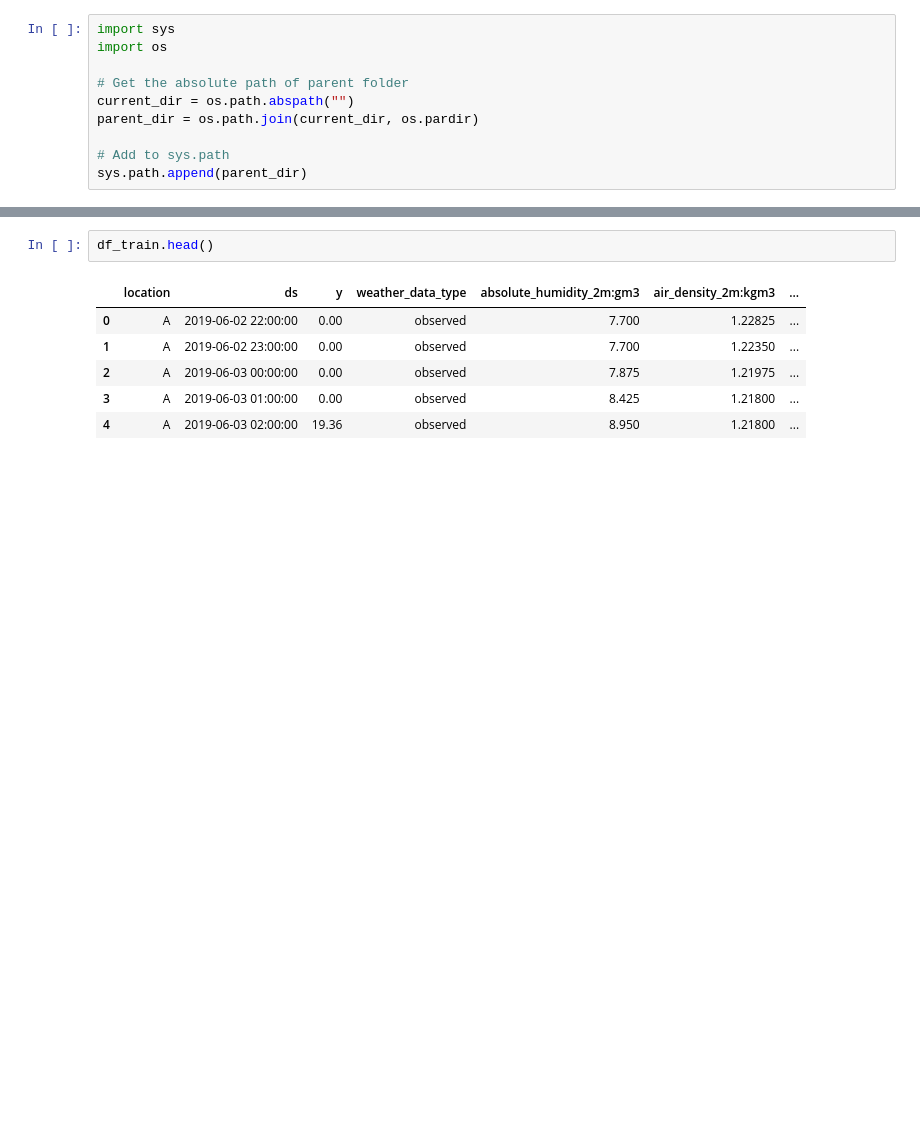
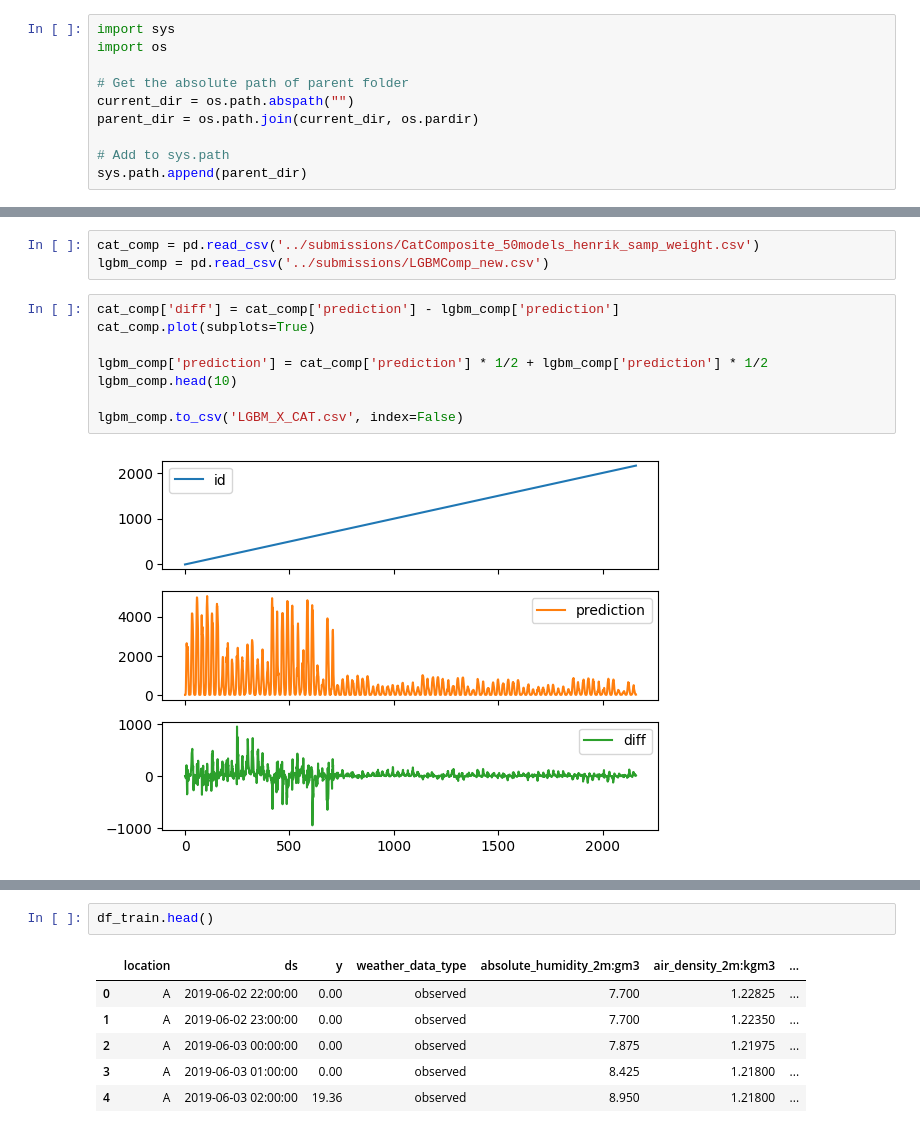
Before and after one commit to jacob-a-worsoe/stabekk, a Jupyter notebook: notebooks/workbook_henrik.ipynb, the cells around one changed output, grey strips where cells are left out. Drawn from its saved outputs; the diff is of its cells as text; blank space fills up the shorter version.

```diff
--- a/notebooks/workbook_henrik.ipynb
+++ b/notebooks/workbook_henrik.ipynb
@@ -14,3 +53,16 @@ from ml_combat import data, module_dir
+# %%
+cat_comp = pd.read_csv('../submissions/CatComposite_50models_henrik_samp_weight.csv')
+lgbm_comp = pd.read_csv('../submissions/LGBMComp_new.csv')
+# %%
+cat_comp['diff'] = cat_comp['prediction'] - lgbm_comp['prediction']
+cat_comp.plot(subplots=True)
+
+lgbm_comp['prediction'] = cat_comp['prediction'] * 1/2 + lgbm_comp['prediction'] * 1/2
+lgbm_comp.head(10)
+
+lgbm_comp.to_csv('LGBM_X_CAT.csv', index=False)
+# %% [output]
+[figure, added]
 # %%
 df_train = data.get_training_flattened()
 df_test = data.get_testing_flattened()
```
Also changed, not shown: parts of 15 cells of this notebook, 8 other files.
